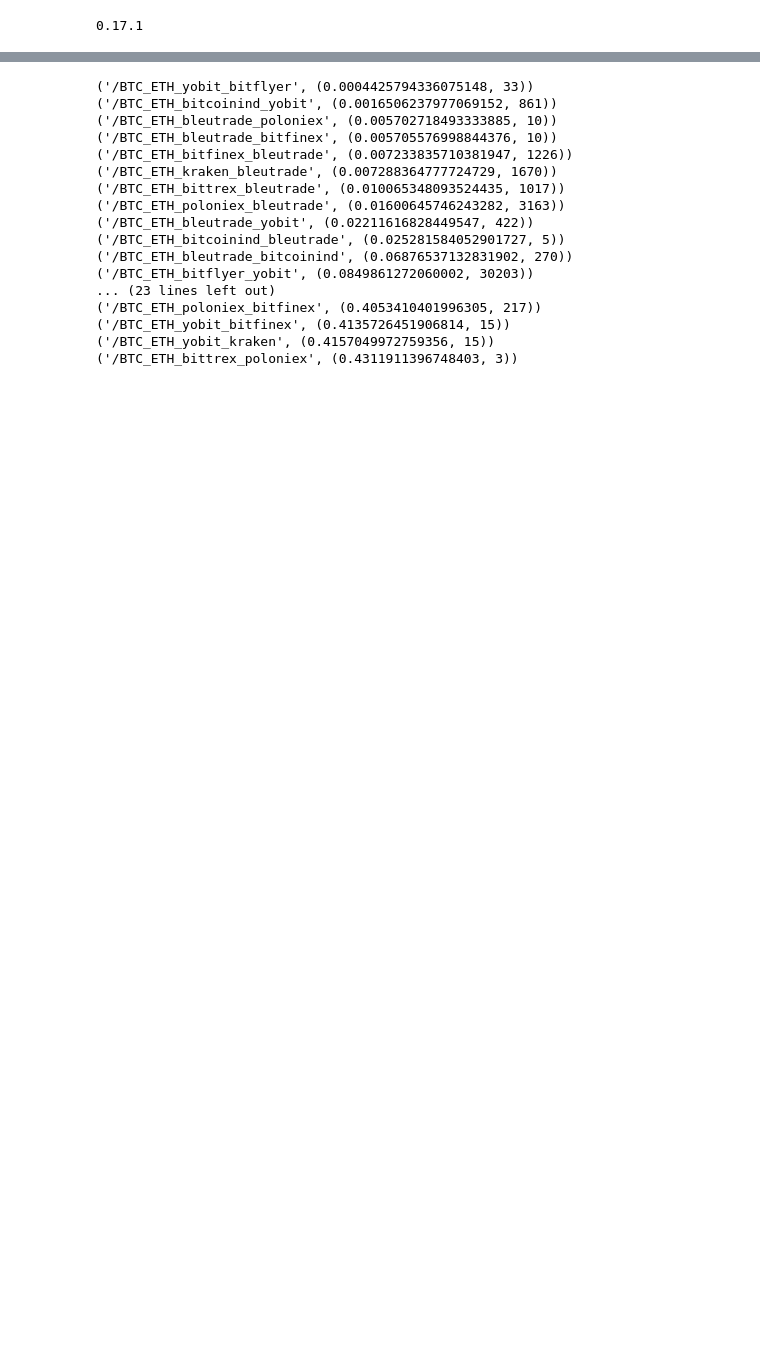
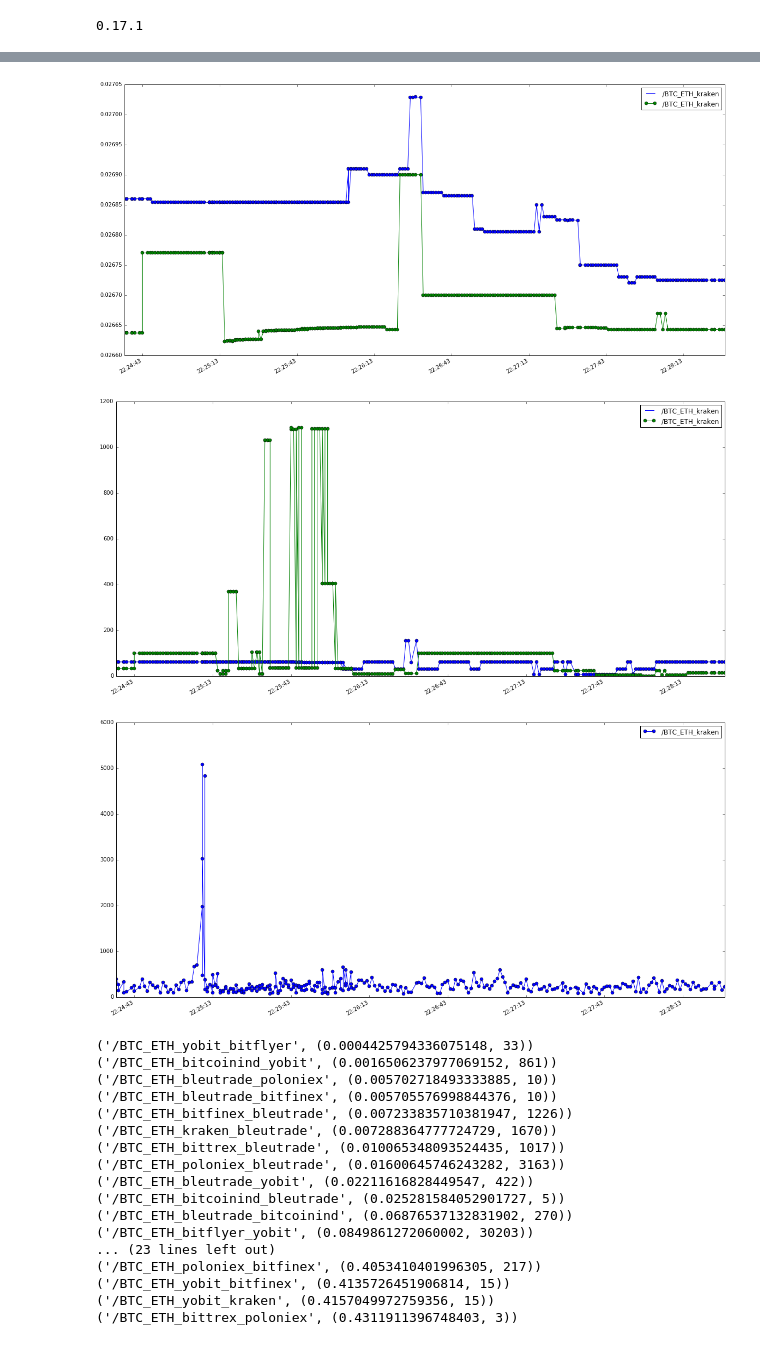
Before and after one commit to portfolioscout/tf, a Jupyter notebook: nb/deptharb.ipynb, the cells around one changed output, grey strips where cells are left out. Saved outputs shown, nothing was run; the diff lists cells and outputs as text; code cells hidden in the pictures; blank space fills up the shorter version.

```diff
--- a/nb/deptharb.ipynb
+++ b/nb/deptharb.ipynb
@@ -156,3 +162,43 @@ print pd.to_datetime(dfs['/BTC_ETH_yobit_poloniex'].index,unit='s')
+# %%
+def plotQuotes(pair='/BTC_ETH',exchanges=[],dtFrom=None,dtTo=None):
+    #from :'2016-05-14 02:00:00'
+    #to '2016-05-14 02:12:00'
+    dfs=getDataFrames(h5)
+    fig, axs1 = plt.subplots(1,1,figsize=figsize)
+    fig, axs2 = plt.subplots(1,1,figsize=figsize)
+    fig, axs3 = plt.subplots(1,1,figsize=figsize)
+    for n in dfs.keys():
+        cols = list(dfs[n].columns.values)
+        if len([c for c in cols if c == 'aq']) <=0:
+            continue
+
+        if not n.startswith(pair):
+            continue
+        f=[e for e in exchanges if n.find(e)!=-1]
+        if len(exchanges)!=0 and len(f)==0:
+            continue
+        df=dfs[n]
+        aq=df['aq'].loc[dtFrom:dtTo]
+        bq=df['bq'].loc[dtFrom:dtTo]
+        av=df['av'].loc[dtFrom:dtTo]
+        bv=df['bv'].loc[dtFrom:dtTo]
+
+        rt=df['rt'].loc[dtFrom:dtTo]
+
+        if len(btc) > 0:
+            aq.plot(ax=axs1,figsize=figsize,label=n,legend=True,marker='o')
+            bq.plot(ax=axs1,figsize=figsize,label=n,legend=True,marker='o')
+            av.plot(ax=axs2,figsize=figsize,label=n,legend=True,marker='o')
+            bv.plot(ax=axs2,figsize=figsize,label=n,legend=True,marker='o')
+            rt.plot(ax=axs3,figsize=figsize,label=n,legend=True,marker='o')
+
+#plotQuotes(exchanges=['kraken'],dtFrom='2016-05-14 04:20:25')
+#plotQuotes(exchanges=['poloniex'],dtFrom='2016-05-15 19:11:00',dtTo='2016-05-15 19:41:00')
+plotQuotes(exchanges=['kraken'])
+# %% [output]
+[figure, added]
+[figure, added]
+[figure, added]
 # %%
 dfs=getDataFrames(h5)
 btc={}
```
Also changed, not shown: parts of 4 cells of this notebook.
